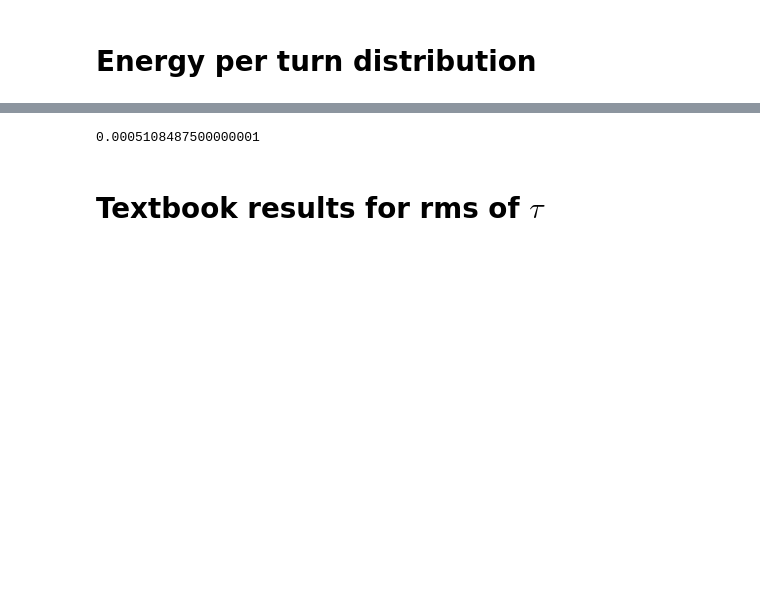
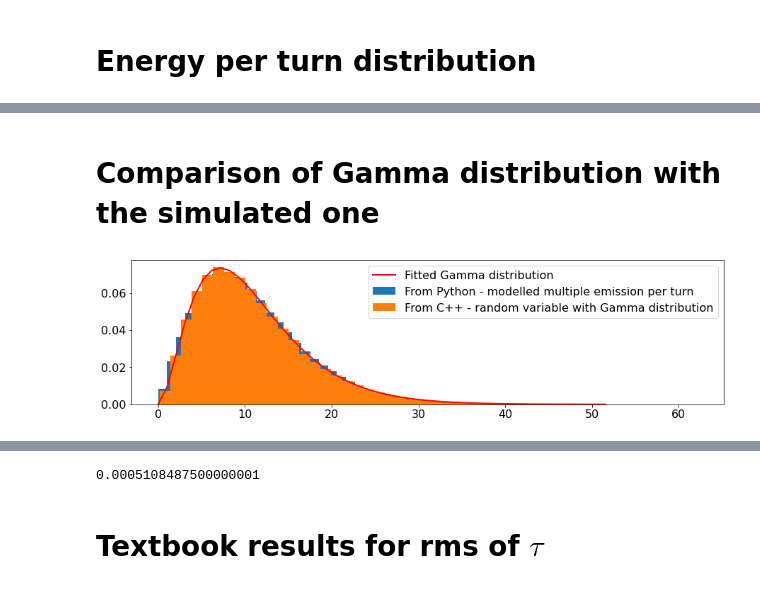
Before and after one commit to IharLobach/ursse, a Jupyter notebook: analyzing_collected_data/shifts/shift_02_28_2020/experiment_vs_simulation_random_walk.ipynb, the cells around one changed output, grey strips where cells are left out. Saved outputs shown, nothing was run; the diff lists cells and outputs as text; code cells hidden in the pictures; blank space fills up the shorter version.

```diff
--- a/analyzing_collected_data/shifts/shift_02_28_2020/experiment_vs_simulation_random_walk.ipynb
+++ b/analyzing_collected_data/shifts/shift_02_28_2020/experiment_vs_simulation_random_walk.ipynb
@@ -29,0 +59,19 @@ plt.show()
+# %% [markdown]
+# Comparison of Gamma distribution with the simulated one
+# %%
+shape, scale = k, theta  # mean=4, std=2*sqrt(2)
+nrolls = 100000
+s = np.random.gamma(shape, scale, nrolls)
+import scipy.special as sps
+count, bins, ignored = plt.hist(ens, bins=50, density=True,
+        label='From Python - modelled multiple emission per turn')
+y = bins**(shape-1)*(np.exp(-bins/scale) /
+                     (sps.gamma(shape)*scale**shape))
+plt.plot(bins, y, linewidth=2, color='r', label='Fitted Gamma distribution')
+plt.hist(sm.RandomEnergyGammaDistribution(k, theta, nrolls, 42),
+         bins=50, density=True,
+         label='From C++ - random variable with Gamma distribution')
+plt.legend()
+plt.show()
+# %% [output]
+[figure, added]
```
Also changed, not shown: parts of 41 cells of this notebook, 4 other files.
